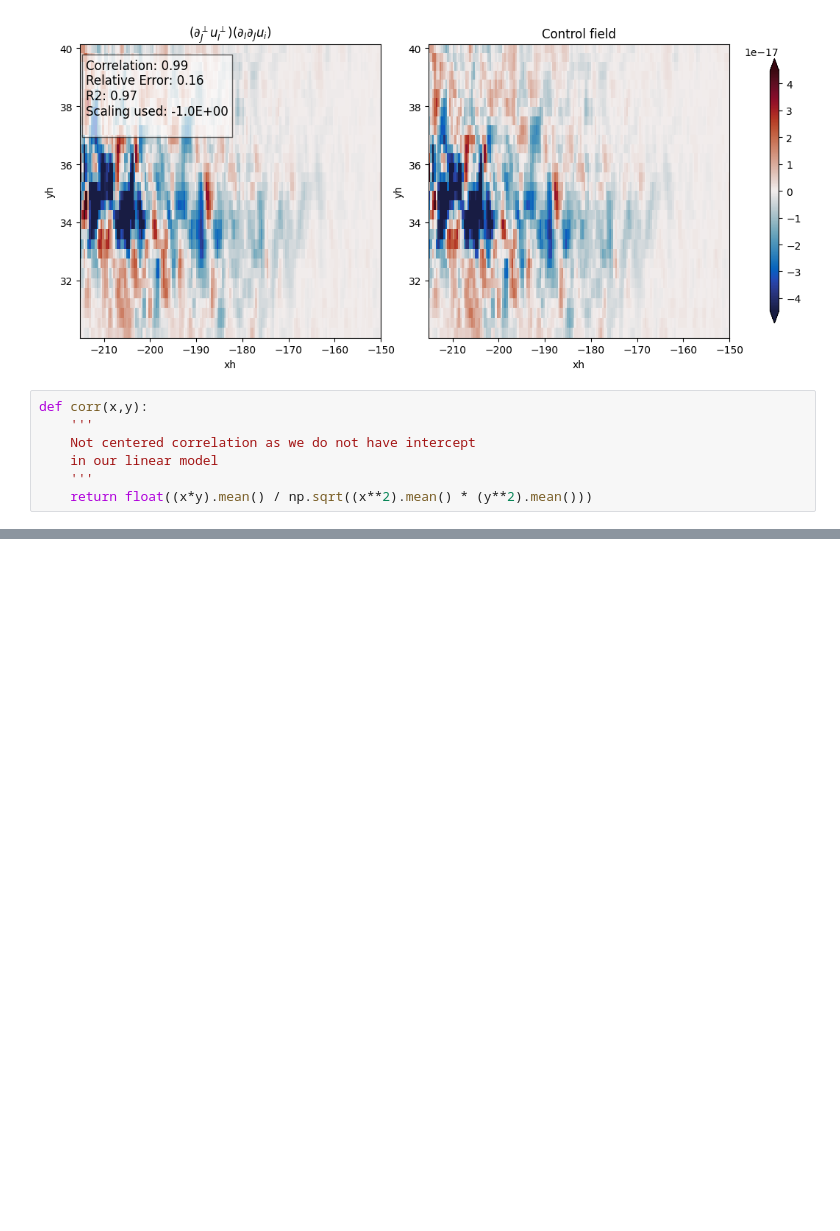
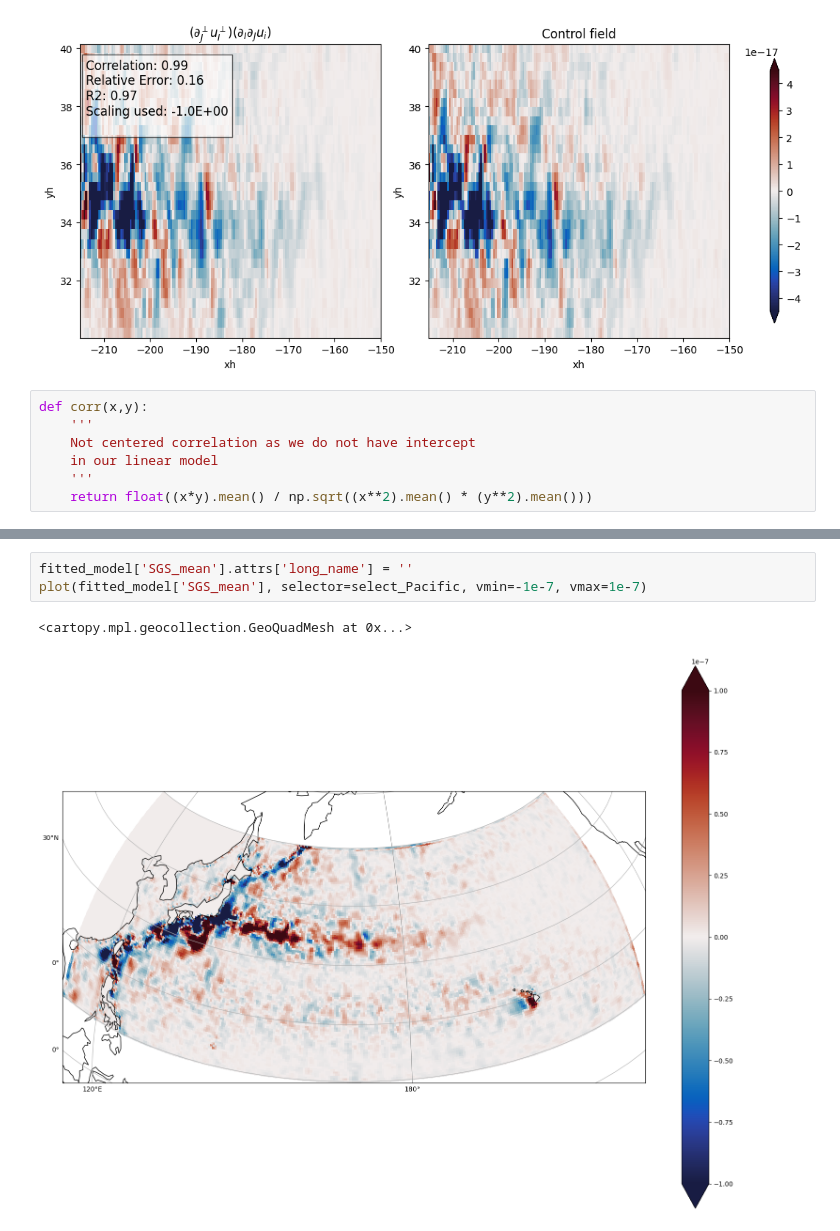
Before and after one commit to m2lines/ANN-momentum-mesoscale, a Jupyter notebook: notebooks/tensor-regression-mean.ipynb, the cells around one changed output, grey strips where cells are left out. Drawn from its saved outputs; the diff is of its cells as text; blank space fills up the shorter version.

```diff
--- a/notebooks/tensor-regression-mean.ipynb
+++ b/notebooks/tensor-regression-mean.ipynb
@@ -188,0 +226,6 @@ ds['transfer'].isel(i=1).plot()
+# %%
+fitted_model['SGS_mean'].attrs['long_name'] = ''
+plot(fitted_model['SGS_mean'], selector=select_Pacific, vmin=-1e-7, vmax=1e-7)
+# %% [output]
+<cartopy.mpl.geocollection.GeoQuadMesh at 0x...>
+[figure, added]
```
Also changed, not shown: parts of 11 cells of this notebook.
